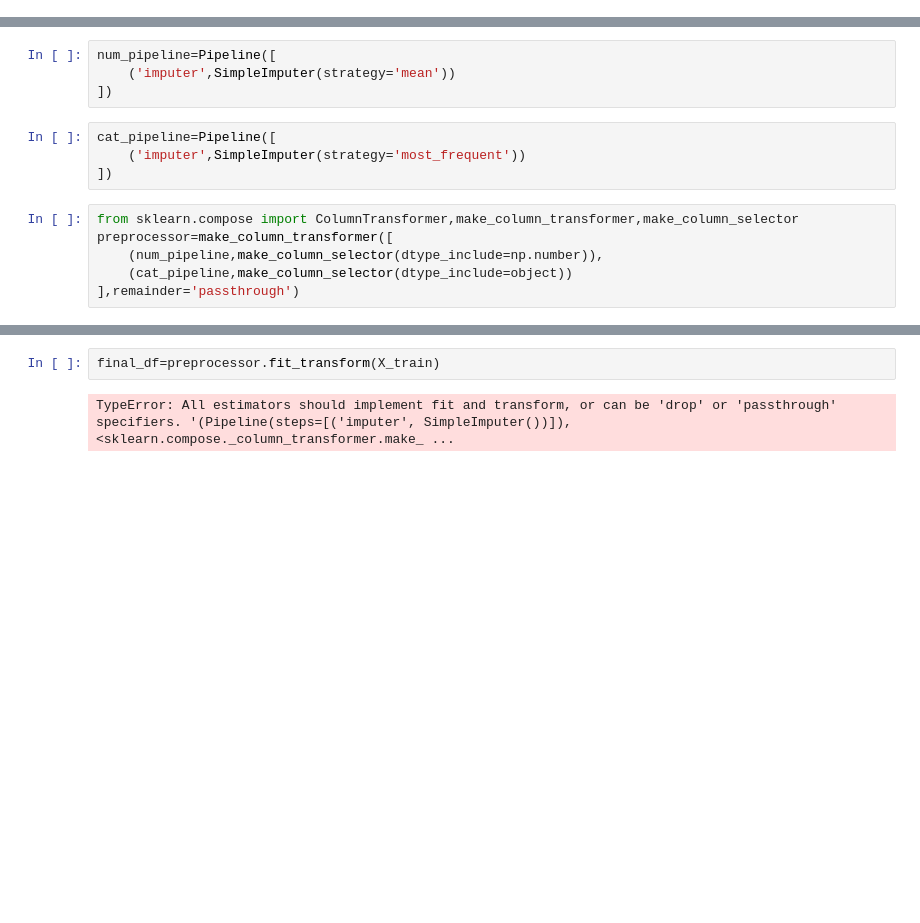
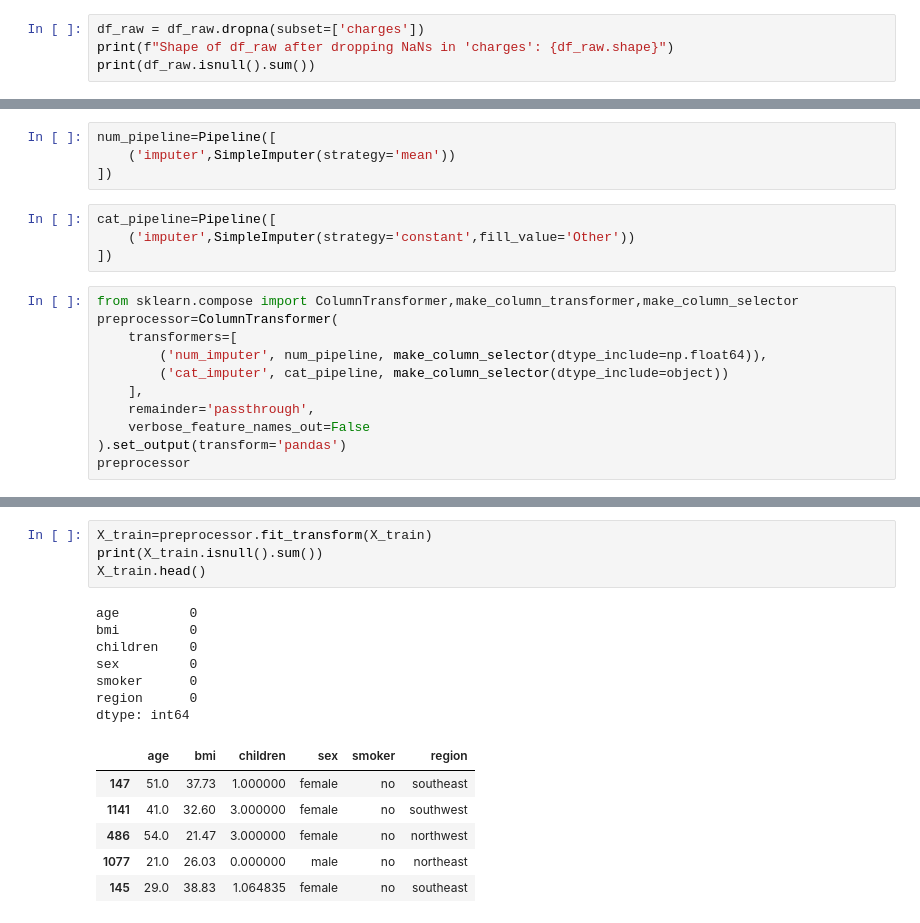
Before and after one commit to 22f2000792/MLP-prac, a Jupyter notebook: practice_books.ipynb, the cells around one changed output, grey strips where cells are left out. Drawn from its saved outputs; the diff is of its cells as text; blank space fills up the shorter version.

```diff
--- a/practice_books.ipynb
+++ b/practice_books.ipynb
@@ -27 +33,5 @@ charges     66
 dtype: int64
+# %%
+df_raw = df_raw.dropna(subset=['charges'])
+print(f"Shape of df_raw after dropping NaNs in 'charges': {df_raw.shape}")
+print(df_raw.isnull().sum())
@@ -52,11 +89,16 @@ num_pipeline=Pipeline([
 ])
 # %%
 cat_pipeline=Pipeline([
-    ('imputer',SimpleImputer(strategy='most_frequent'))
+    ('imputer',SimpleImputer(strategy='constant',fill_value='Other'))
 ])
 # %%
 from sklearn.compose import ColumnTransformer,make_column_transformer,make_column_selector
-preprocessor=make_column_transformer([
-    (num_pipeline,make_column_selector(dtype_include=np.number)),
-    (cat_pipeline,make_column_selector(dtype_include=object))
-],remainder='passthrough')
+preprocessor=ColumnTransformer(
+    transformers=[
+        ('num_imputer', num_pipeline, make_column_selector(dtype_include=np.float64)),
+        ('cat_imputer', cat_pipeline, make_column_selector(dtype_include=object))
+    ],
+    remainder='passthrough',
+    verbose_feature_names_out=False
+).set_output(transform='pandas')
+preprocessor
@@ -63,4 +116,18 @@ preprocessor=make_column_transformer([
-# %%
-final_df=preprocessor.fit_transform(X_train)
-# %% [output]
-TypeError: All estimators should implement fit and transform, or can be 'drop' or 'passthrough' specifiers. '(Pipeline(steps=[('imputer', SimpleImputer())]), <sklearn.compose._column_transformer.make_ ...
+# %%
+X_train=preprocessor.fit_transform(X_train)
+print(X_train.isnull().sum())
+X_train.head()
+# %% [output]
+age         0
+bmi         0
+children    0
+sex         0
+smoker      0
+region      0
+dtype: int64
+|  | age | bmi | children | sex | smoker | region |
+| 147 | 51.0 | 37.73 | 1.000000 | female | no | southeast |
+| 1141 | 41.0 | 32.60 | 3.000000 | female | no | southwest |
+| 486 | 54.0 | 21.47 | 3.000000 | female | no | northwest |
+| 1077 | 21.0 | 26.03 | 0.000000 | male | no | northeast |
+| 145 | 29.0 | 38.83 | 1.064835 | female | no | southeast |
```
Also changed, not shown: parts of 19 cells of this notebook.
